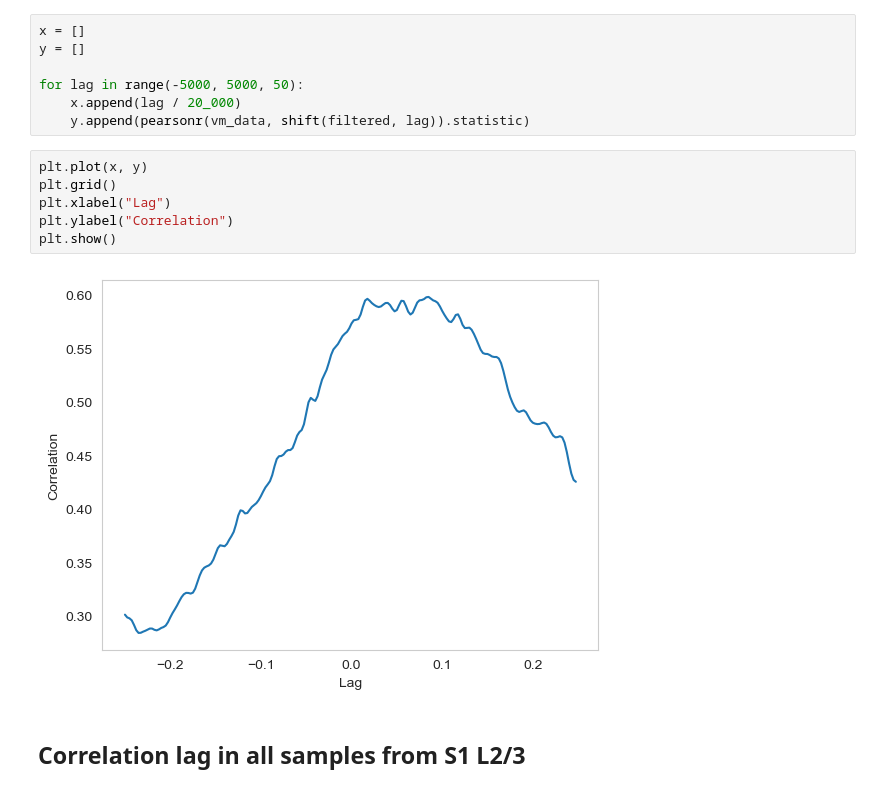
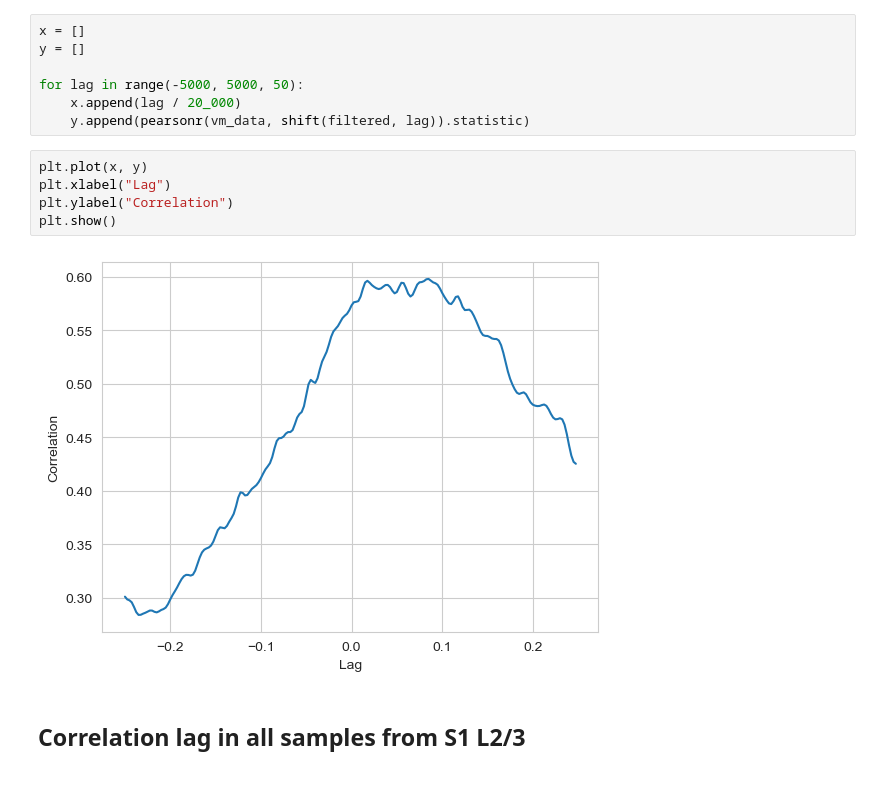
Before and after one commit to kerseviciute/movement-s1-m1, a Jupyter notebook: notebooks/03_correlation.ipynb, the cells around one changed output. Cells and saved outputs as stored; diff of their text form.

Commit message:
Fix grids.

```diff
--- a/notebooks/03_correlation.ipynb
+++ b/notebooks/03_correlation.ipynb
@@ -85,12 +85,11 @@ for lag in range(-5000, 5000, 50):
     y.append(pearsonr(vm_data, shift(filtered, lag)).statistic)
 # %%
 plt.plot(x, y)
-plt.grid()
 plt.xlabel("Lag")
 plt.ylabel("Correlation")
 plt.show()
 # %% [output]
-[figure, old version]
+[figure, new version]
 # %% [markdown]
 ## Correlation lag in all samples from S1 L2/3
 # %%
```
Also changed, not shown: parts of 8 cells of this notebook.
